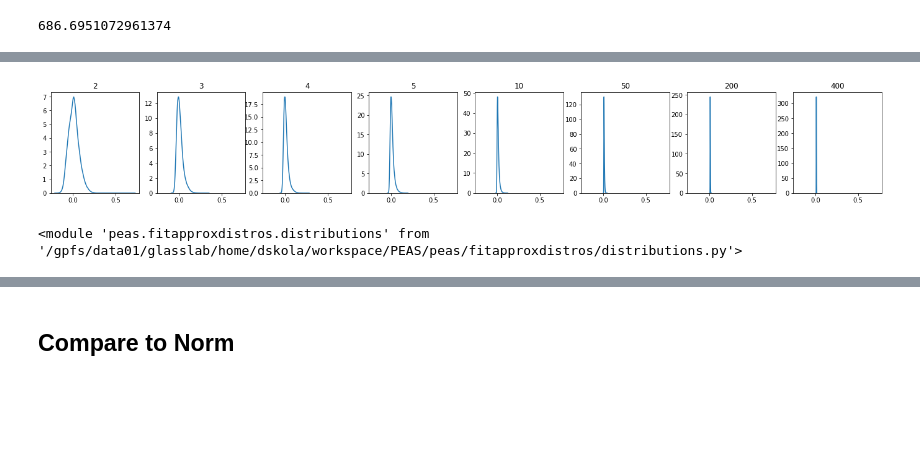
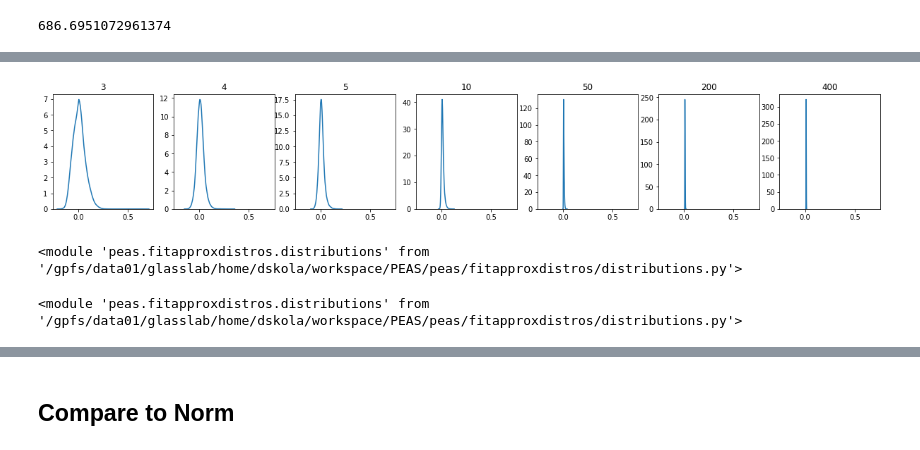
Before and after one commit to phageghost/PEAS, a Jupyter notebook: test_region_stats.ipynb, the cells around one changed output, grey strips where cells are left out. Cells and saved outputs as stored; diff of their text form; code cells hidden in the pictures; blank space fills up the shorter version.

```diff
--- a/test_region_stats.ipynb
+++ b/test_region_stats.ipynb
@@ -60,5 +56,5 @@ ax.imshow(real_means, vmin=-0.5, vmax=0.5, cmap='RdBu_r')
 # %%
-REGION_SIZES = (2, 3, 4, 5, 10, 50, 200, 400)
+REGION_SIZES = (3, 4, 5, 10, 50, 200, 400)
 fig_size = 3
 fig, axes = plt.subplots(1, len(REGION_SIZES), figsize=(fig_size*len(REGION_SIZES), fig_size), sharex=True, sharey=True)
 for region_size, ax in zip(REGION_SIZES, axes):
@@ -85,7 +78,8 @@ reload(peas.region_stats)
 # %%
 shuffled_means = peas.region_stats.generate_permuted_matrix_scores(trimmed_corrs,
                                                                    num_shuffles=50,
-                                                                   min_region_size=2,
+                                                                   min_region_size=3,
+                                                                   start_diagonal=2,
                                                                    max_region_size=1000,
                                                                    random_seed=1)
 # %% [output]
@@ -114,13 +108,13 @@ Wall time: 18 s
 # %%
-REGION_SIZES = (2, 3, 4, 5, 10, 50, 200, 400)
+REGION_SIZES = (3, 4, 5, 10, 50, 200, 400)
 fig_size = 3
 fig, axes = plt.subplots(1, len(REGION_SIZES), figsize=(fig_size*len(REGION_SIZES), fig_size), sharex=True, sharey=False)
 for region_size, ax in zip(REGION_SIZES, axes):
     region_means = shuffled_means[region_size]
     seaborn.kdeplot(region_means, ax=ax)
     ax.set_title(region_size)
 # %% [output]
-[figure, old version]
+[figure, new version]
 # %%
 reload(peas.fitapproxdistros.distributions)
 # %% [output]
@@ -218 +134,5 @@ class PiecewiseApproxPower2(PiecewiseEmpiricalApprox):
+# %%
+reload(peas.fitapproxdistros.distributions)
+# %% [output]
+<module 'peas.fitapproxdistros.distributions' from '/gpfs/data01/glasslab/home/dskola/workspace/PEAS/peas/fitapproxdistros/distributions.py'>
 # %%
```
Also changed, not shown: parts of 43 cells of this notebook, 4 other files.
